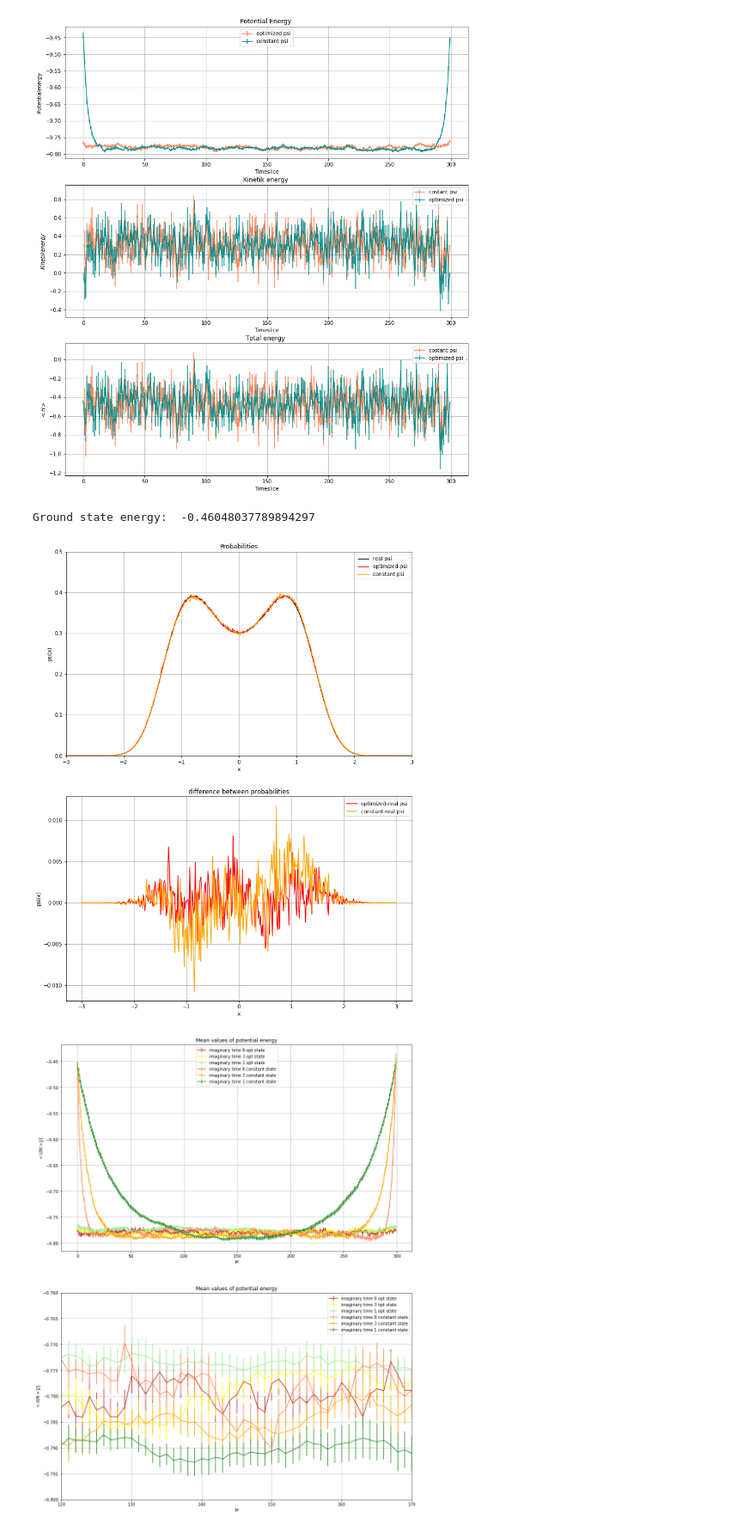
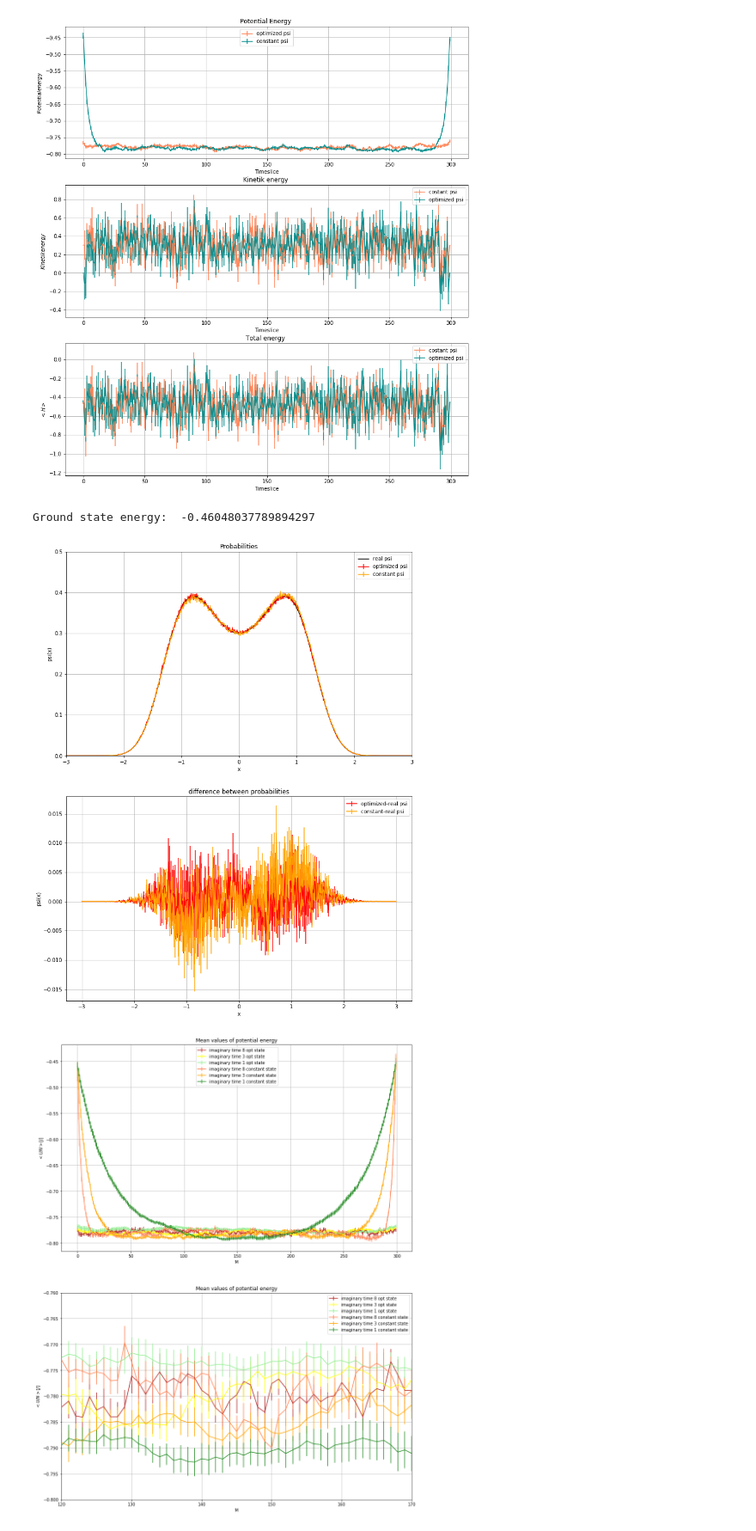
Before and after one commit to gabrielemontefusco/LSN_Montefusco_2020, a Jupyter notebook: Ex8/Exercise 8.ipynb, the cells around one changed output. Shown at 86% size. Drawn from its saved outputs; the diff is of its cells as text; code cells hidden in the pictures.

```diff
--- a/Ex8/Exercise 8.ipynb
+++ b/Ex8/Exercise 8.ipynb
@@ -199,8 +199,8 @@ import math
 bin_size=6/400
 x=np.linspace(-3,3,400)
 
-trialstate=np.loadtxt("probability_psi.dat", usecols=1)
-trialstate1=np.loadtxt("probability8_1.dat", usecols=1)
+trialstate, errts=np.loadtxt("probability_psi.dat", usecols=(1,2),unpack=True)
+trialstate1, err1=np.loadtxt("probability8_1.dat", usecols=(1,2),unpack=True)
 
 
 def Vpot(x):
@@ -237,38 +237,38 @@ psi = psi/np.sqrt(dx)
 print("Ground state energy: ", E[0])
 
 
 plt.figure(figsize=(12,16))
 
 plt.subplot(211)
 plt.plot(x,(psi[0])**2,color="black" , label="real psi")
 plt.title("Probabilities")
 plt.xlabel("x")
 plt.grid(True)
 plt.xlim((-3,3))
 plt.ylim((0,0.5))
 plt.xlabel('x')
 plt.ylabel('psi(x)')
-plt.plot(x, trialstate, color="red", label="optimized psi")
-plt.plot(x, trialstate1, color="orange", label="constant psi")
+plt.errorbar(x, trialstate,yerr=errts, color="red", label="optimized psi")
+plt.errorbar(x, trialstate1,yerr=err1, color="orange", label="constant psi")
 plt.grid(True)
 plt.legend()
 
 plt.subplot(212)
 plt.title("difference between probabilities")
 plt.xlabel("x")
 plt.grid(True)
 #plt.xlim((-3,3))
 #plt.ylim((0,0.5))
 plt.xlabel('x')
 plt.ylabel('psi(x)')
-plt.plot(x, trialstate-(psi[0])**2, color="red", label="optimized-real psi")
-plt.plot(x, trialstate1-(psi[0])**2, color="orange", label="constant-real psi")
+plt.errorbar(x, trialstate-(psi[0])**2,yerr=errts, color="red", label="optimized-real psi")
+plt.errorbar(x, trialstate1-(psi[0])**2,yerr=err1, color="orange", label="constant-real psi")
 plt.grid(True)
 plt.legend()
 plt.show()
 # %% [output]
 Ground state energy:  -0.46048037789894297
-[figure, old version]
+[figure, new version]
 # %%
 import matplotlib
 import matplotlib.pyplot as plt
```
Also changed, not shown: parts of 2 cells of this notebook.
